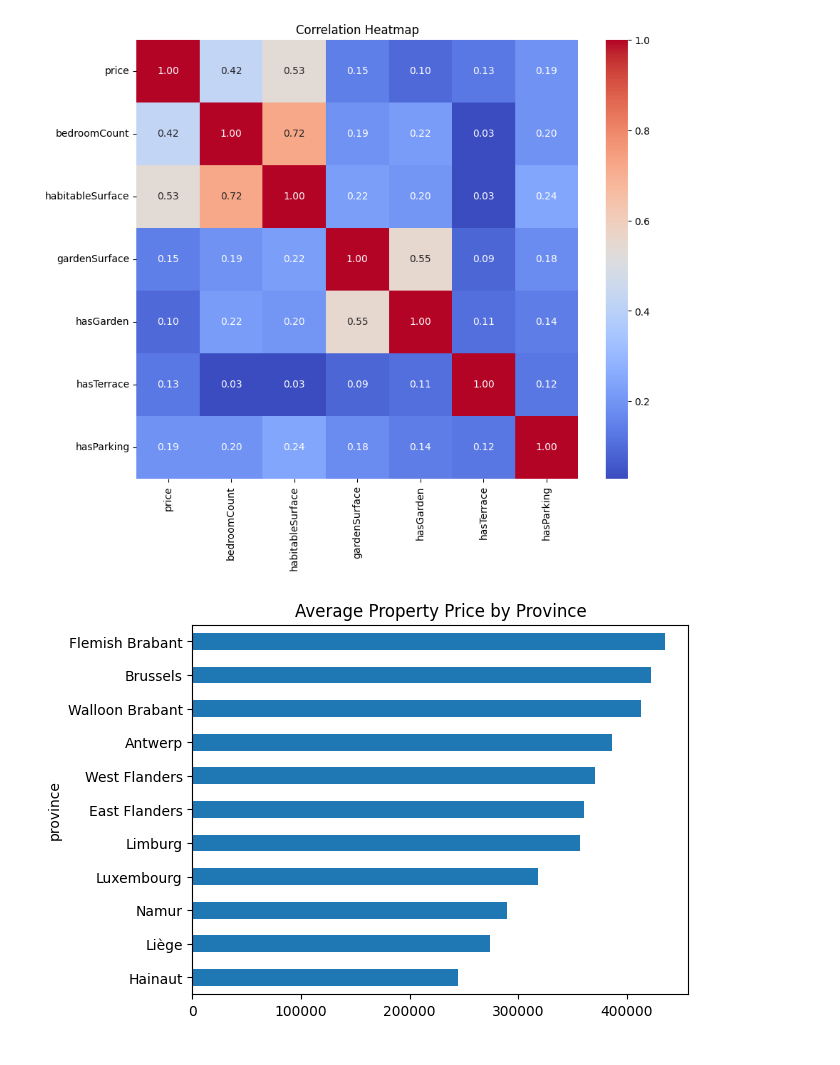
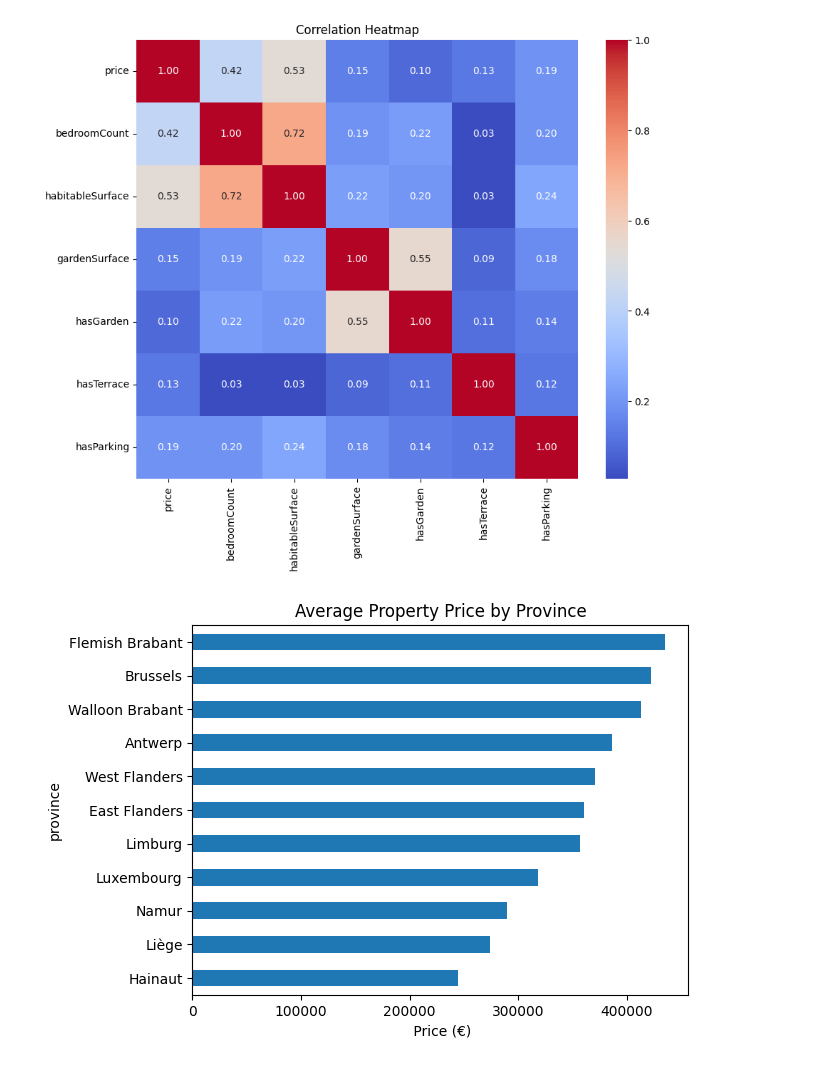
Before and after one commit to fhaulot/Immo-Eliza-data-analysis, a Jupyter notebook: final_visuals_notebook.ipynb, the cells around one changed output. Cells and saved outputs as stored; diff of their text form; code cells hidden in the pictures.

```diff
--- a/final_visuals_notebook.ipynb
+++ b/final_visuals_notebook.ipynb
@@ -185,13 +187,14 @@ show_correlation_heatmap(df)
 # %%
 def show_average_price_by_province(df):
     avg_price = df.groupby('province')['price'].mean().sort_values()
     avg_price.plot(kind='barh')
     plt.title('Average Property Price by Province')
+    plt.xlabel(" Price (€)")
     plt.show()
 
 show_average_price_by_province(df)
 # %% [output]
-[figure, old version]
+[figure, new version]
 # %%
 def show_price_by_building_conditions(df):
     sns.boxplot(data=df, x='buildingCondition', y='price')
```
Also changed, not shown: parts of 5 cells of this notebook, 1 other file.
